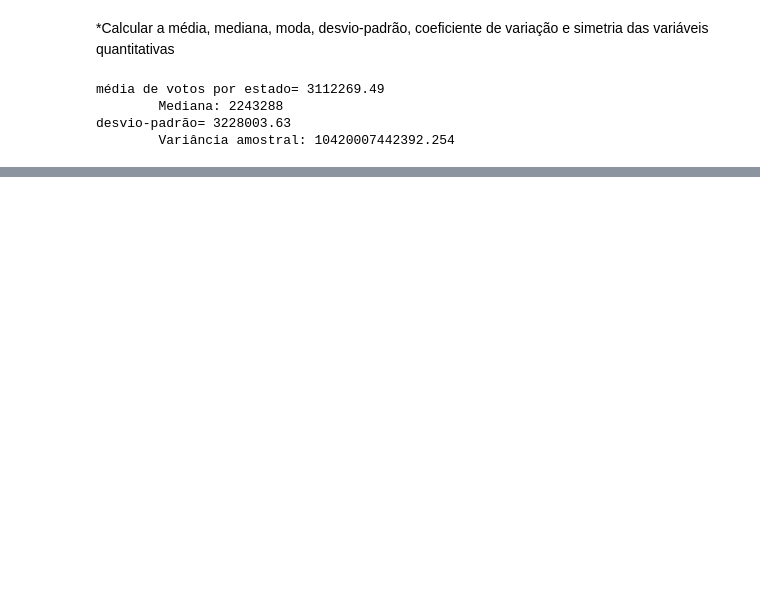
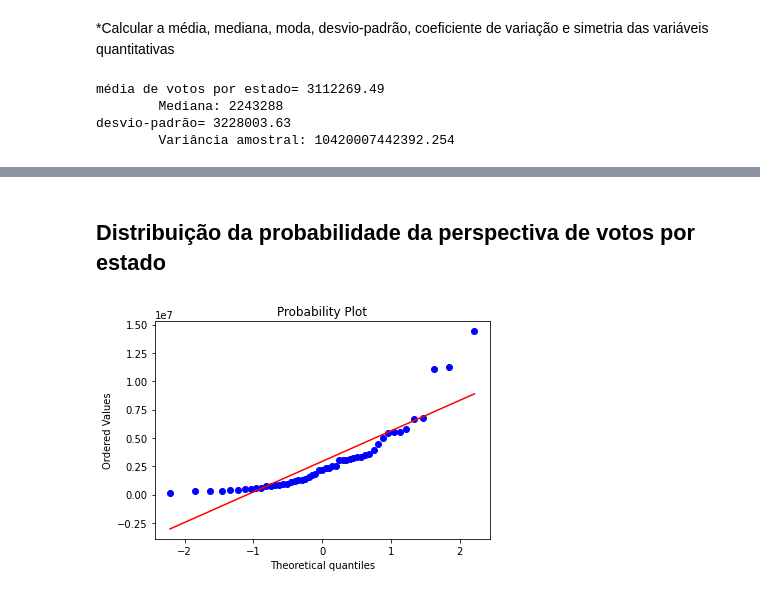
Before and after one commit to bmnds/uea-data-science-03-statistics, a Jupyter notebook: [Estatística04]_Trabalho_Final.ipynb, the cells around one changed output, grey strips where cells are left out. Saved outputs shown, nothing was run; the diff lists cells and outputs as text; code cells hidden in the pictures; blank space fills up the shorter version.

```diff
--- a/[Estatística04]_Trabalho_Final.ipynb
+++ b/[Estatística04]_Trabalho_Final.ipynb
@@ -553,0 +587,12 @@ desvio-padrão= 3228003.63
+# %% [markdown]
+## Distribuição da probabilidade da perspectiva de votos por estado
+# %%
+import matplotlib.pyplot as plt
+import seaborn as sns
+from scipy import stats
+
+fig, ax = plt.subplots()
+stats.probplot(data['votes'], fit=True,   plot=ax)
+plt.show()
+# %% [output]
+[figure, added]
```
Also changed, not shown: parts of 12 cells of this notebook.
